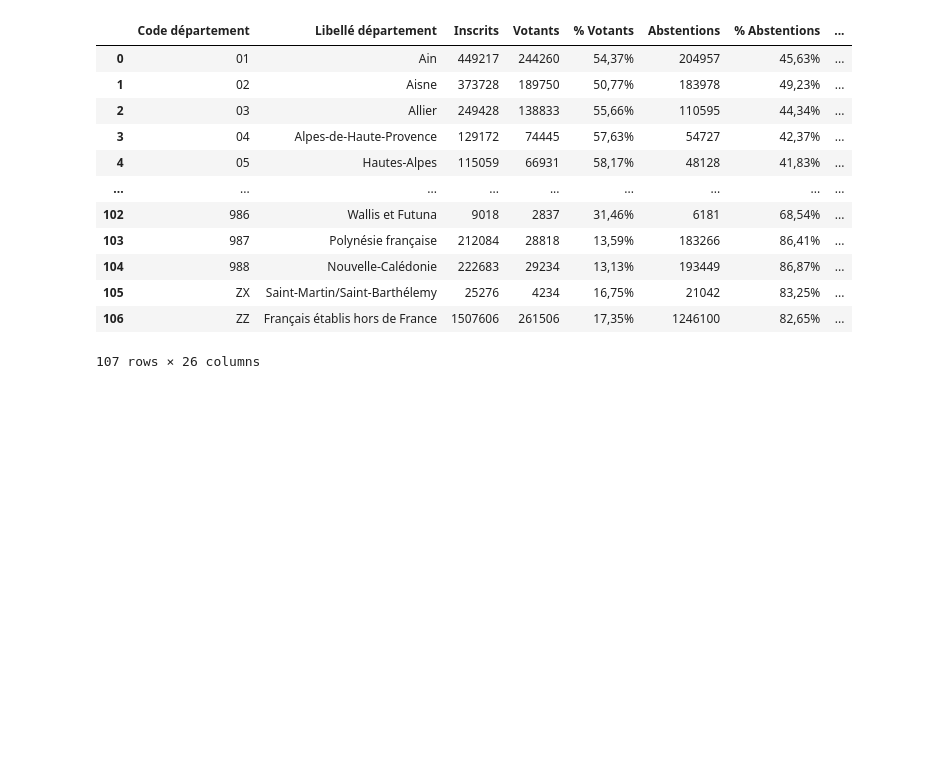
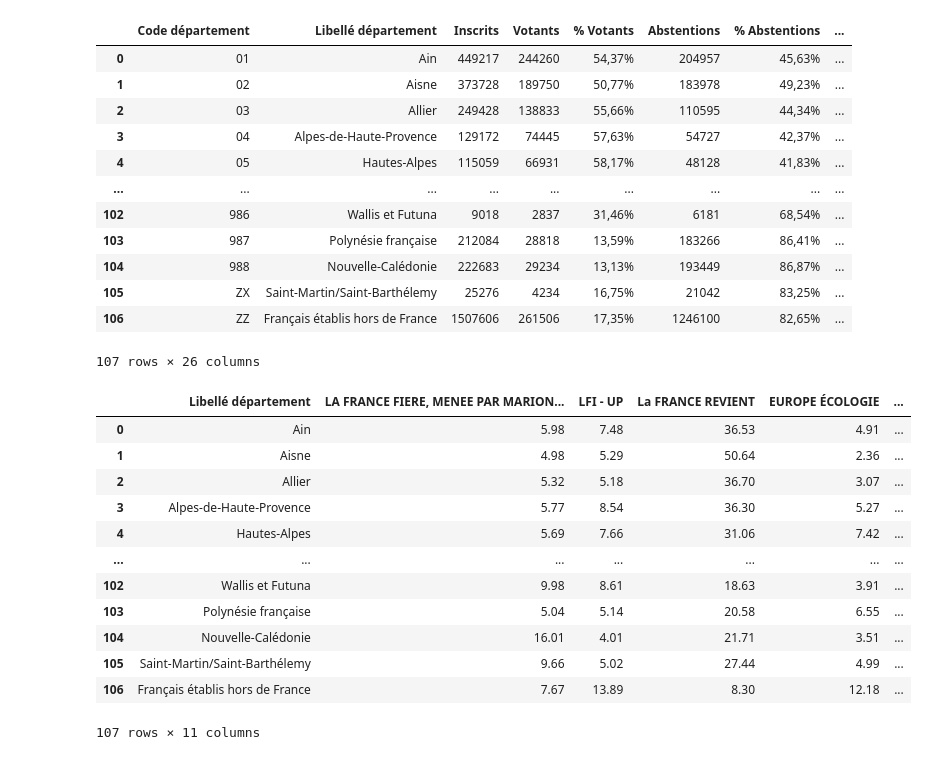
Before and after one commit to zuulaika/Projet-python, a Jupyter notebook: code_principal_z.ipynb, the cells around one changed output. Saved outputs shown, nothing was run; the diff lists cells and outputs as text; code cells hidden in the pictures; blank space fills up the shorter version.

```diff
--- a/code_principal_z.ipynb
+++ b/code_principal_z.ipynb
@@ -534,4 +547,19 @@ ee24
 | 106 | ZZ | Français établis hors de France | 1507606 | 261506 | 17,35% | 1246100 | 82,65% | ... |
 107 rows × 26 columns
 # %%
-#prochaine etape ACP!
+ee24p=pd.concat([ee2024_info.iloc[:,1] ,ee2024_p_d], axis=1)
+ee24p
+# %% [output]
+|  | Libellé département | LA FRANCE FIERE, MENEE PAR MARION... | LFI - UP | La FRANCE REVIENT | EUROPE ÉCOLOGIE | ... |
+| 0 | Ain | 5.98 | 7.48 | 36.53 | 4.91 | ... |
+| 1 | Aisne | 4.98 | 5.29 | 50.64 | 2.36 | ... |
+| 2 | Allier | 5.32 | 5.18 | 36.70 | 3.07 | ... |
+| 3 | Alpes-de-Haute-Provence | 5.77 | 8.54 | 36.30 | 5.27 | ... |
+| 4 | Hautes-Alpes | 5.69 | 7.66 | 31.06 | 7.42 | ... |
+| ... | ... | ... | ... | ... | ... | ... |
+| 102 | Wallis et Futuna | 9.98 | 8.61 | 18.63 | 3.91 | ... |
+| 103 | Polynésie française | 5.04 | 5.14 | 20.58 | 6.55 | ... |
+| 104 | Nouvelle-Calédonie | 16.01 | 4.01 | 21.71 | 3.51 | ... |
+| 105 | Saint-Martin/Saint-Barthélemy | 9.66 | 5.02 | 27.44 | 4.99 | ... |
+| 106 | Français établis hors de France | 7.67 | 13.89 | 8.30 | 12.18 | ... |
+107 rows × 11 columns
```
Also changed, not shown: parts of 11 cells of this notebook, 1 other file.
